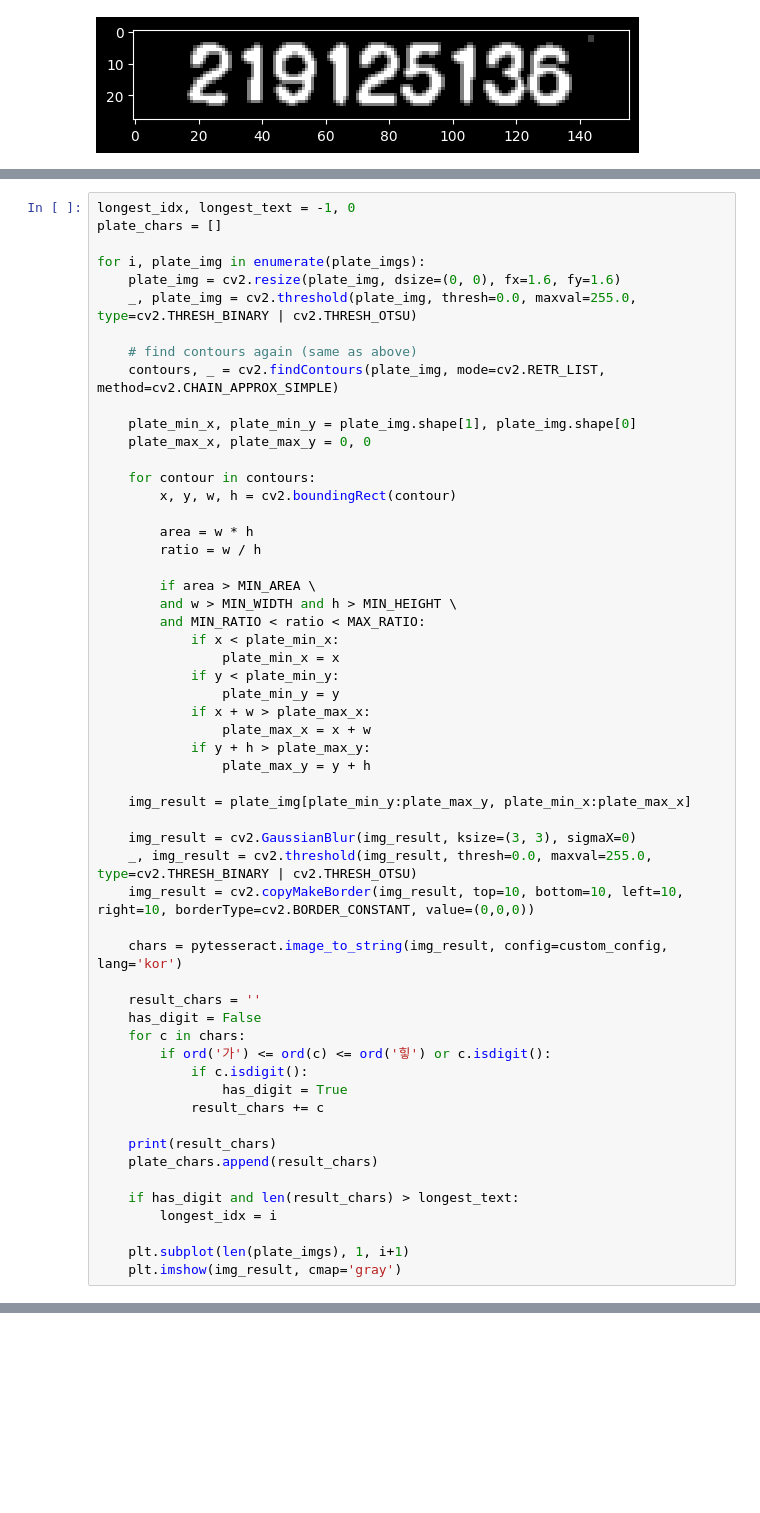
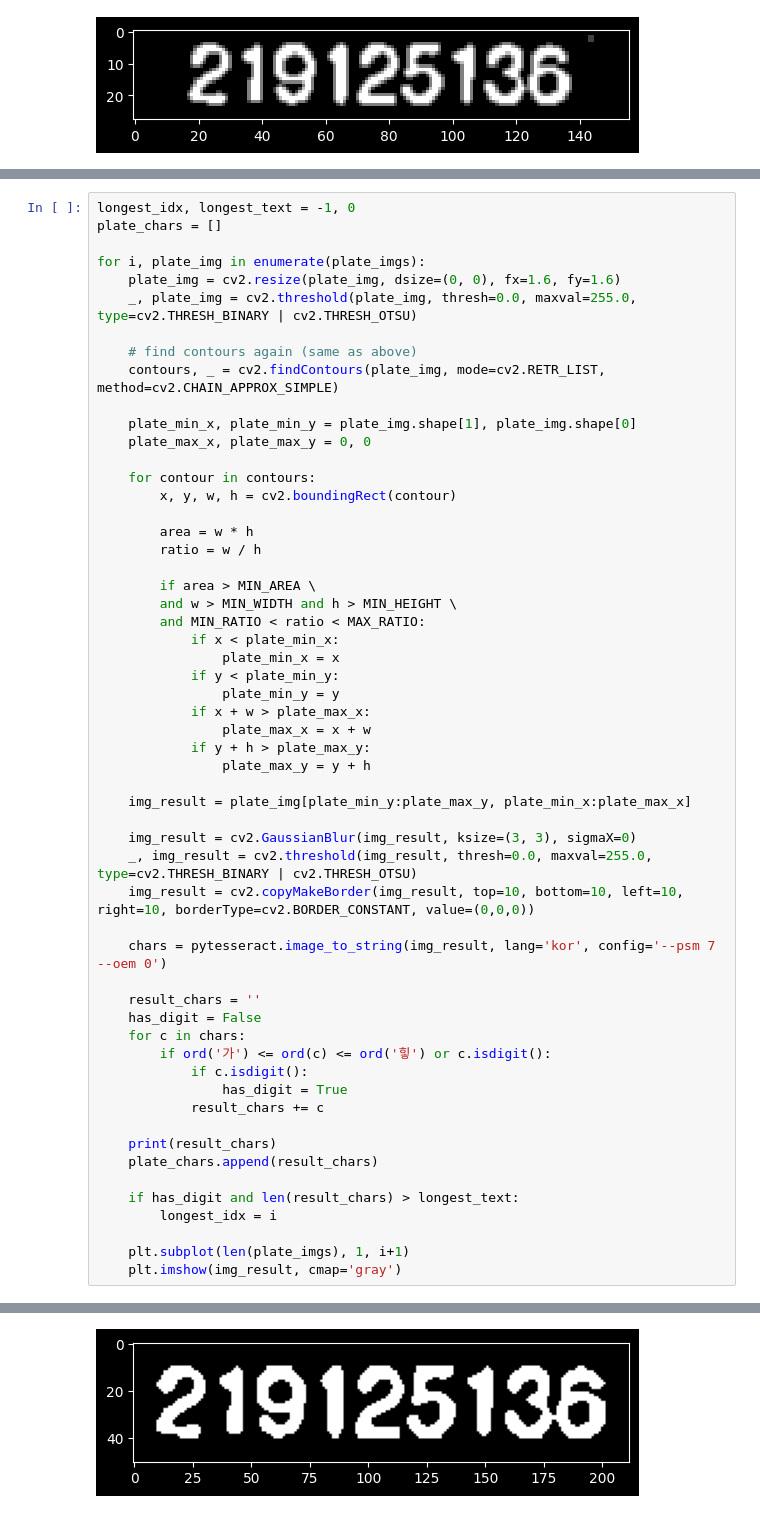
Before and after one commit to Lee-ChangHo/Student-ID-Recognition-Project, a Jupyter notebook: Student ID Recognition_4(pytesseract 사용, 회전된 이미지 사용 버전).ipynb, the cells around one changed output, grey strips where cells are left out. Cells and saved outputs as stored; diff of their text form; blank space fills up the shorter version.

```diff
--- a/Student ID Recognition_4(pytesseract 사용, 회전된 이미지 사용 버전).ipynb
+++ b/Student ID Recognition_4(pytesseract 사용, 회전된 이미지 사용 버전).ipynb
@@ -366,7 +362,7 @@ for i, plate_img in enumerate(plate_imgs):
     _, img_result = cv2.threshold(img_result, thresh=0.0, maxval=255.0, type=cv2.THRESH_BINARY | cv2.THRESH_OTSU)
     img_result = cv2.copyMakeBorder(img_result, top=10, bottom=10, left=10, right=10, borderType=cv2.BORDER_CONSTANT, value=(0,0,0))
 
-    chars = pytesseract.image_to_string(img_result, config=custom_config, lang='kor')
+    chars = pytesseract.image_to_string(img_result, lang='kor', config='--psm 7 --oem 0')
 
     result_chars = ''
     has_digit = False
@@ -388,0 +385 @@ TesseractError: (1, "read_params_file: Can't open txt Error: Tesseract (legacy)
+[figure, added]
```
Also changed, not shown: parts of 3 cells of this notebook.
